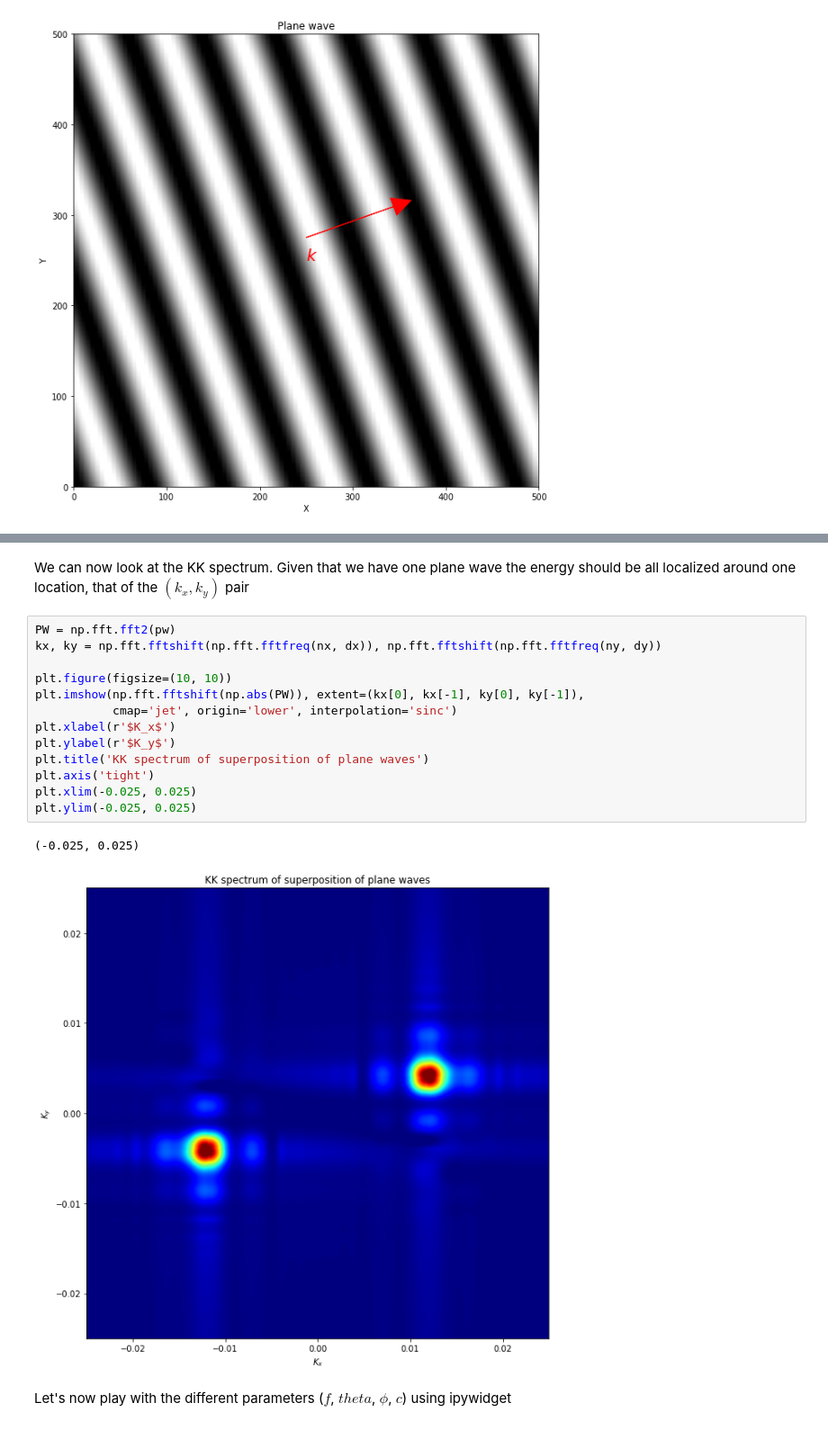
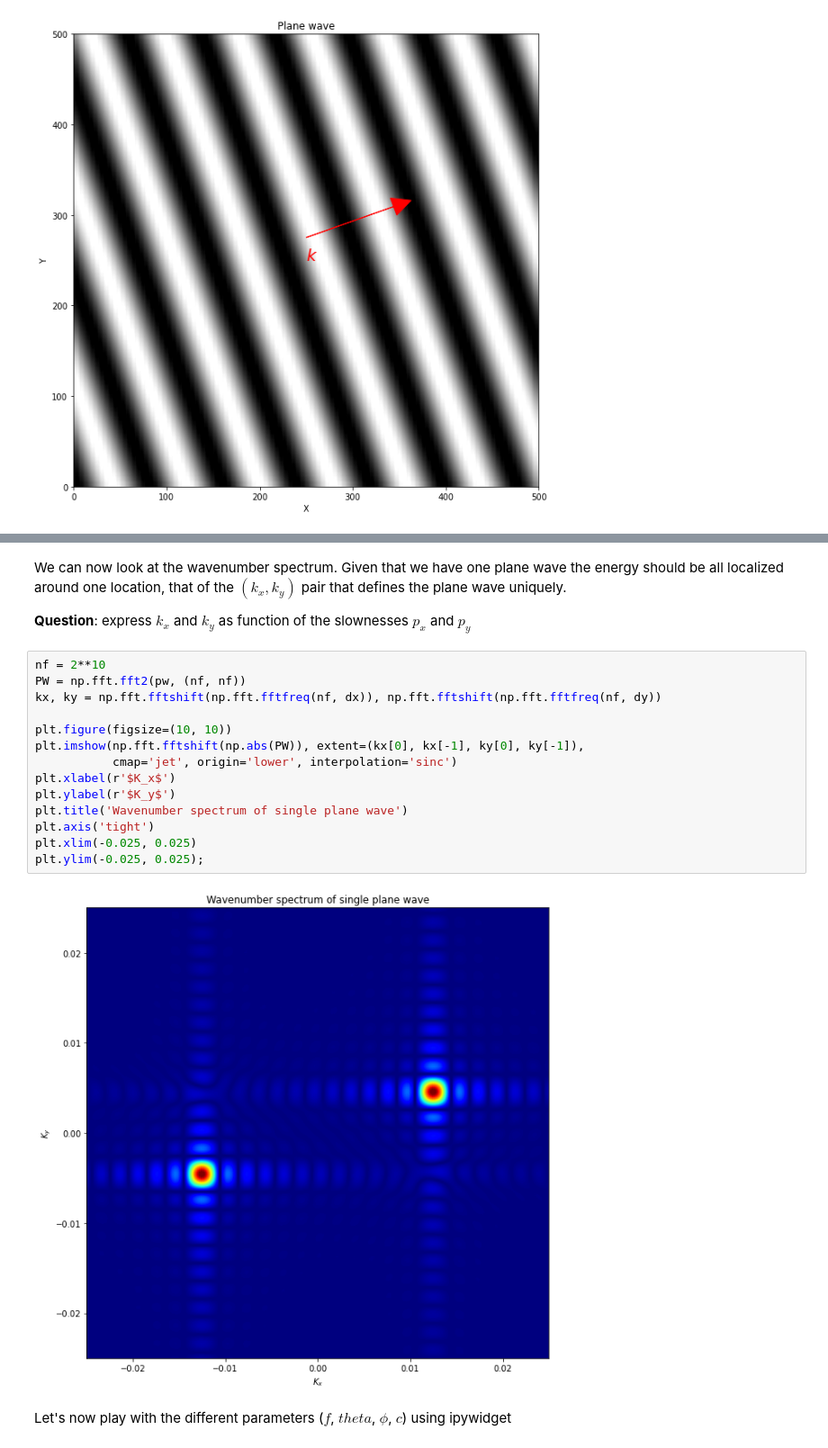
Before and after one commit to DIG-Kaust/Seismology, a Jupyter notebook: PlaneWave/PlaneWave.ipynb, the cells around one changed output, grey strips where cells are left out. Shown at 90% size. Cells and saved outputs as stored; diff of their text form.

```diff
--- a/PlaneWave/PlaneWave.ipynb
+++ b/PlaneWave/PlaneWave.ipynb
@@ -76,21 +80,23 @@ plt.tight_layout()
 # %% [markdown]
-We can now look at the KK spectrum. Given that we have one plane wave the energy should be all localized around one location, that of the $(k_x, k_y)$ pair
+We can now look at the wavenumber spectrum. Given that we have one plane wave the energy should be all localized around one location, that of the $(k_x, k_y)$ pair that defines the plane wave uniquely.
+
+**Question**: express $k_x$ and $k_y$ as function of the slownesses $p_x$ and $p_y$
 # %%
-PW = np.fft.fft2(pw)
-kx, ky = np.fft.fftshift(np.fft.fftfreq(nx, dx)), np.fft.fftshift(np.fft.fftfreq(ny, dy))
+nf = 2**10
+PW = np.fft.fft2(pw, (nf, nf))
+kx, ky = np.fft.fftshift(np.fft.fftfreq(nf, dx)), np.fft.fftshift(np.fft.fftfreq(nf, dy))
 
 plt.figure(figsize=(10, 10))
 plt.imshow(np.fft.fftshift(np.abs(PW)), extent=(kx[0], kx[-1], ky[0], ky[-1]),
            cmap='jet', origin='lower', interpolation='sinc')
 plt.xlabel(r'$K_x$')
 plt.ylabel(r'$K_y$')
-plt.title('KK spectrum of superposition of plane waves')
+plt.title('Wavenumber spectrum of single plane wave')
 plt.axis('tight')
 plt.xlim(-0.025, 0.025)
-plt.ylim(-0.025, 0.025)
+plt.ylim(-0.025, 0.025);
 # %% [output]
-(-0.025, 0.025)
-[figure, old version]
+[figure, new version]
 # %% [markdown]
 Let's now play with the different parameters ($f$, $theta$, $\phi$, $c$) using ipywidget
 # %%
```
Also changed, not shown: parts of 10 cells of this notebook, 1 other file.
